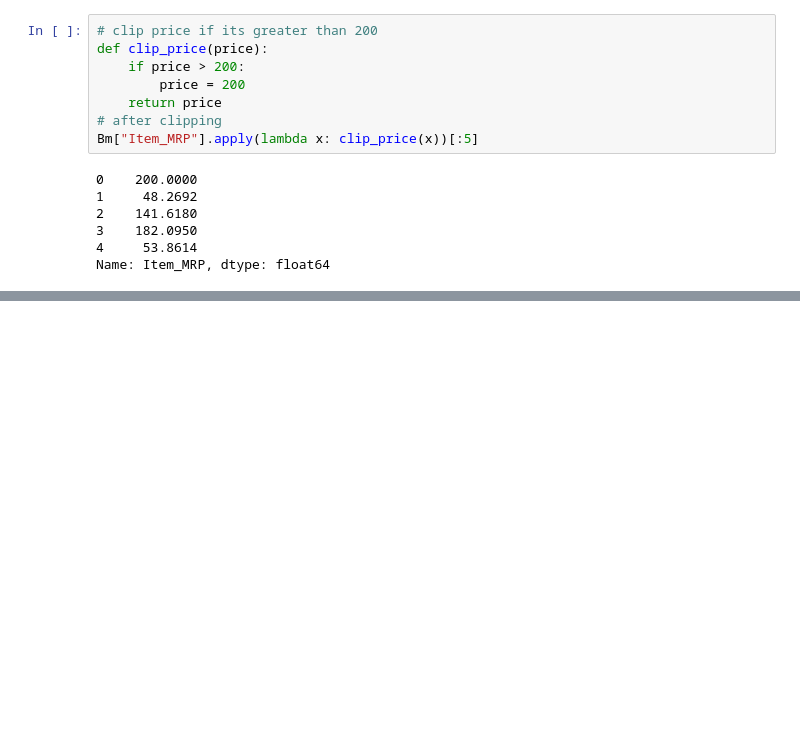
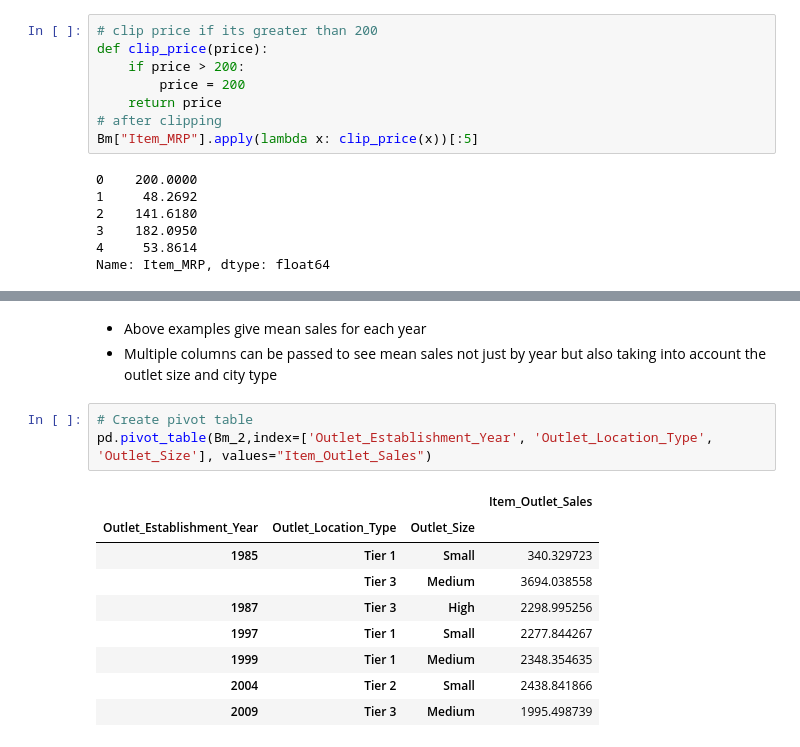
Before and after one commit to peterwainah/Data_analysi, a Jupyter notebook: Data_Manipulation_with_Pandas.ipynb, the cells around one changed output, grey strips where cells are left out. Cells and saved outputs as stored; diff of their text form; blank space fills up the shorter version.

```diff
--- a/Data_Manipulation_with_Pandas.ipynb
+++ b/Data_Manipulation_with_Pandas.ipynb
@@ -305,0 +428,16 @@ Name: Outlet_Location_Type, dtype: int64
+# %% [markdown]
+- Above examples give mean sales for each year
+- Multiple columns can be passed to see mean sales not just by year but also taking into account the outlet size and city type
+# %%
+# Create pivot table
+pd.pivot_table(Bm_2,index=['Outlet_Establishment_Year', 'Outlet_Location_Type', 'Outlet_Size'], values="Item_Outlet_Sales")
+# %% [output]
+|  |  |  | Item_Outlet_Sales |
+| Outlet_Establishment_Year | Outlet_Location_Type | Outlet_Size |  |
+| 1985 | Tier 1 | Small | 340.329723 |
+|  | Tier 3 | Medium | 3694.038558 |
+| 1987 | Tier 3 | High | 2298.995256 |
+| 1997 | Tier 1 | Small | 2277.844267 |
+| 1999 | Tier 1 | Medium | 2348.354635 |
+| 2004 | Tier 2 | Small | 2438.841866 |
+| 2009 | Tier 3 | Medium | 1995.498739 |
```
Also changed, not shown: parts of 16 cells of this notebook.
